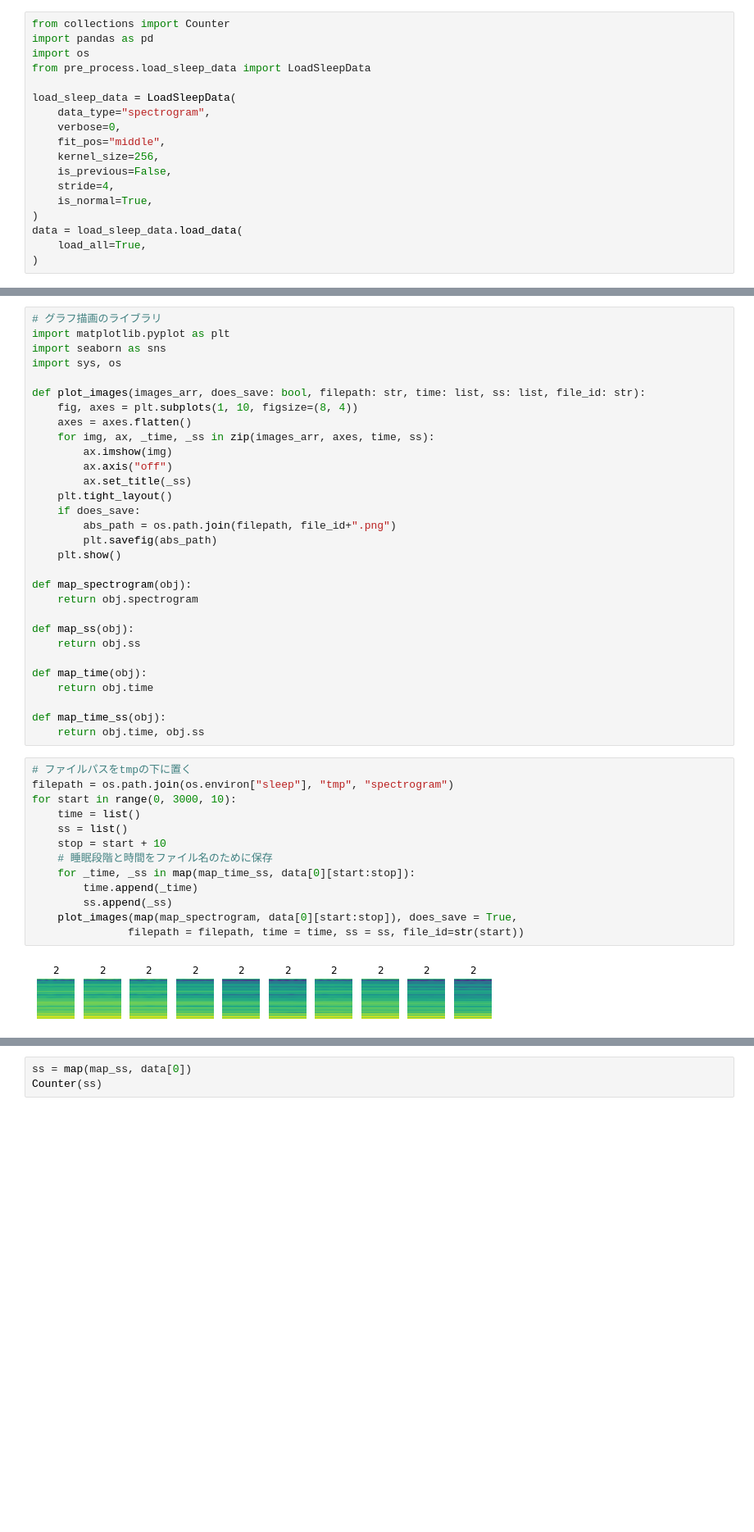
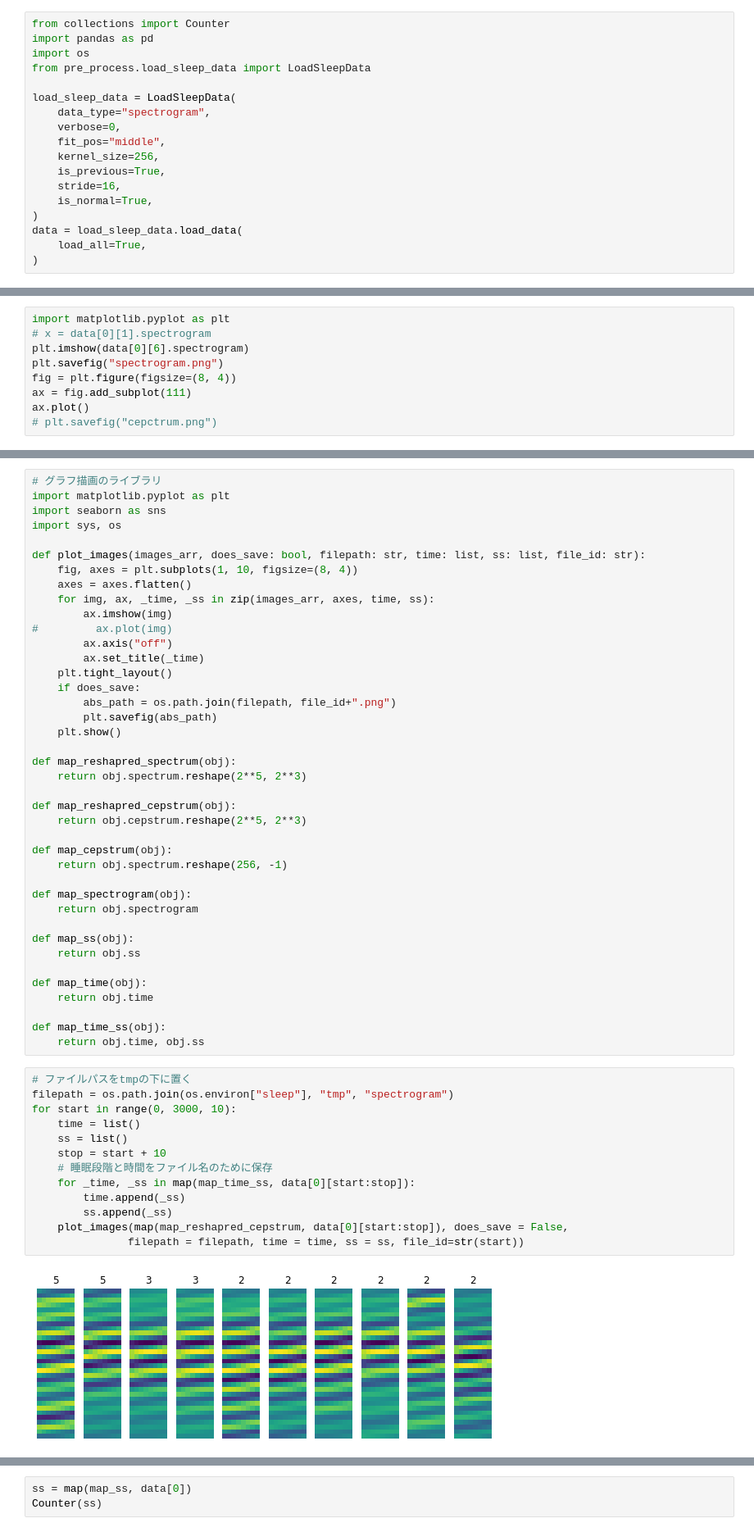
Before and after one commit to Taiki-jp/sleep_study, a Jupyter notebook: tmp.ipynb, the cells around one changed output, grey strips where cells are left out. Shown at 82% size. Saved outputs shown, nothing was run; the diff lists cells and outputs as text; blank space fills up the shorter version.

```diff
--- a/tmp.ipynb
+++ b/tmp.ipynb
@@ -9,8 +9,8 @@ load_sleep_data = LoadSleepData(
     verbose=0,
     fit_pos="middle",
     kernel_size=256,
-    is_previous=False,
-    stride=4,
+    is_previous=True,
+    stride=16,
     is_normal=True,
 )
 data = load_sleep_data.load_data(
@@ -36,0 +30,9 @@ data = load_sleep_data.load_data(
+# %%
+import matplotlib.pyplot as plt
+# x = data[0][1].spectrogram
+plt.imshow(data[0][6].spectrogram)
+plt.savefig("spectrogram.png")
+fig = plt.figure(figsize=(8, 4))
+ax = fig.add_subplot(111)
+ax.plot()
+# plt.savefig("cepctrum.png")
@@ -45,13 +69,23 @@ def plot_images(images_arr, does_save: bool, filepath: str, time: list, ss: list
     axes = axes.flatten()
     for img, ax, _time, _ss in zip(images_arr, axes, time, ss):
         ax.imshow(img)
+#         ax.plot(img)
         ax.axis("off")
-        ax.set_title(_ss)
+        ax.set_title(_time)
     plt.tight_layout()
     if does_save:
         abs_path = os.path.join(filepath, file_id+".png")
         plt.savefig(abs_path)
     plt.show()
+
+def map_reshapred_spectrum(obj):
+    return obj.spectrum.reshape(2**5, 2**3)
+
+def map_reshapred_cepstrum(obj):
+    return obj.cepstrum.reshape(2**5, 2**3)
+
+def map_cepstrum(obj):
+    return obj.spectrum.reshape(256, -1)
 
 def map_spectrogram(obj):
     return obj.spectrogram
@@ -67,15 +101,15 @@ def map_time_ss(obj):
 # %%
 # ファイルパスをtmpの下に置く
 filepath = os.path.join(os.environ["sleep"], "tmp", "spectrogram")
 for start in range(0, 3000, 10):
     time = list()
     ss = list()
     stop = start + 10
     # 睡眠段階と時間をファイル名のために保存
     for _time, _ss in map(map_time_ss, data[0][start:stop]):
-        time.append(_time)
+        time.append(_ss)
         ss.append(_ss)
-    plot_images(map(map_spectrogram, data[0][start:stop]), does_save = True,
+    plot_images(map(map_reshapred_cepstrum, data[0][start:stop]), does_save = False,
                filepath = filepath, time = time, ss = ss, file_id=str(start))
 # %% [output]
-[figure, old version]
+[figure, new version]
```
Also changed, not shown: parts of 7 cells of this notebook, 12 other files.
